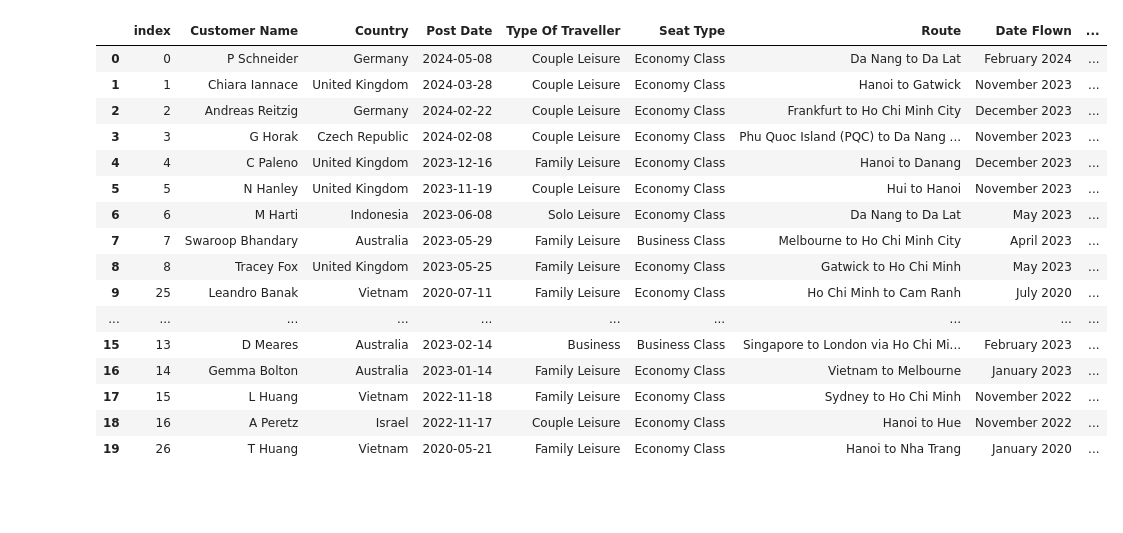
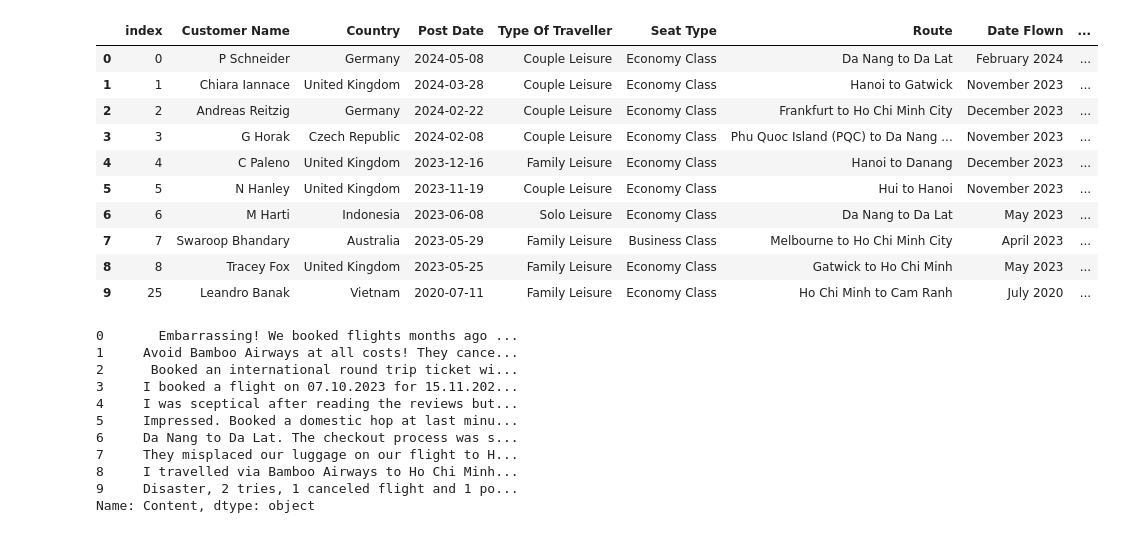
Before and after one commit to ddatnguyen97/Airlines-Reviews-Analysis, a Jupyter notebook: Airlines Reviews NLP Analysis.ipynb, the cells around one changed output. Saved outputs shown, nothing was run; the diff lists cells and outputs as text; code cells hidden in the pictures; blank space fills up the shorter version.

```diff
--- a/Airlines Reviews NLP Analysis.ipynb
+++ b/Airlines Reviews NLP Analysis.ipynb
@@ -30,31 +31,44 @@ df.head(20)
 # %%
 content_df = df.copy()
 content_df = content_df.drop(columns=['Ground Service',
                                      'Value For Money',
-                                     'Recommended',
                                      'Seat Comfort',
                                      'Cabin Staff Service',
                                      'Food & Beverages',
                                      'Inflight Entertainment',
                                      'Wifi & Connectivity',
                                      'Aircraft'])
 
-content_df.head(20)
+content_df.head(10)
 # %% [output]
 |  | index | Customer Name | Country | Post Date | Type Of Traveller | Seat Type | Route | Date Flown | ... |
 | 0 | 0 | P Schneider | Germany | 2024-05-08 | Couple Leisure | Economy Class | Da Nang to Da Lat | February 2024 | ... |
 | 1 | 1 | Chiara Iannace | United Kingdom | 2024-03-28 | Couple Leisure | Economy Class | Hanoi to Gatwick | November 2023 | ... |
 | 2 | 2 | Andreas Reitzig | Germany | 2024-02-22 | Couple Leisure | Economy Class | Frankfurt to Ho Chi Minh City | December 2023 | ... |
 | 3 | 3 | G Horak | Czech Republic | 2024-02-08 | Couple Leisure | Economy Class | Phu Quoc Island (PQC) to Da Nang ... | November 2023 | ... |
 | 4 | 4 | C Paleno | United Kingdom | 2023-12-16 | Family Leisure | Economy Class | Hanoi to Danang | December 2023 | ... |
 | 5 | 5 | N Hanley | United Kingdom | 2023-11-19 | Couple Leisure | Economy Class | Hui to Hanoi | November 2023 | ... |
 | 6 | 6 | M Harti | Indonesia | 2023-06-08 | Solo Leisure | Economy Class | Da Nang to Da Lat | May 2023 | ... |
 | 7 | 7 | Swaroop Bhandary | Australia | 2023-05-29 | Family Leisure | Business Class | Melbourne to Ho Chi Minh City | April 2023 | ... |
 | 8 | 8 | Tracey Fox | United Kingdom | 2023-05-25 | Family Leisure | Economy Class | Gatwick to Ho Chi Minh | May 2023 | ... |
 | 9 | 25 | Leandro Banak | Vietnam | 2020-07-11 | Family Leisure | Economy Class | Ho Chi Minh to Cam Ranh | July 2020 | ... |
-| ... | ... | ... | ... | ... | ... | ... | ... | ... | ... |
-| 15 | 13 | D Meares | Australia | 2023-02-14 | Business | Business Class | Singapore to London via Ho Chi Mi... | February 2023 | ... |
-| 16 | 14 | Gemma Bolton | Australia | 2023-01-14 | Family Leisure | Economy Class | Vietnam to Melbourne | January 2023 | ... |
-| 17 | 15 | L Huang | Vietnam | 2022-11-18 | Family Leisure | Economy Class | Sydney to Ho Chi Minh | November 2022 | ... |
-| 18 | 16 | A Peretz | Israel | 2022-11-17 | Couple Leisure | Economy Class | Hanoi to Hue | November 2022 | ... |
-| 19 | 26 | T Huang | Vietnam | 2020-05-21 | Family Leisure | Economy Class | Hanoi to Nha Trang | January 2020 | ... |
+# %%
+def remove_verification_text(text):
+    verified_text = "✅ Trip Verified |"
+    not_verified_text = "Not Verified |"
+    return text.replace(verified_text, "").replace(not_verified_text, "")
+
+content_df['Content'] = content_df['Content'].apply(remove_verification_text)
+content_df['Content'].head(10)
+# %% [output]
+0       Embarrassing! We booked flights months ago ...
+1     Avoid Bamboo Airways at all costs! They cance...
+2      Booked an international round trip ticket wi...
+3     I booked a flight on 07.10.2023 for 15.11.202...
+4     I was sceptical after reading the reviews but...
+5     Impressed. Booked a domestic hop at last minu...
+6     Da Nang to Da Lat. The checkout process was s...
+7     They misplaced our luggage on our flight to H...
+8     I travelled via Bamboo Airways to Ho Chi Minh...
+9     Disaster, 2 tries, 1 canceled flight and 1 po...
+Name: Content, dtype: object
```
Also changed, not shown: parts of 9 cells of this notebook, 1 other file.
